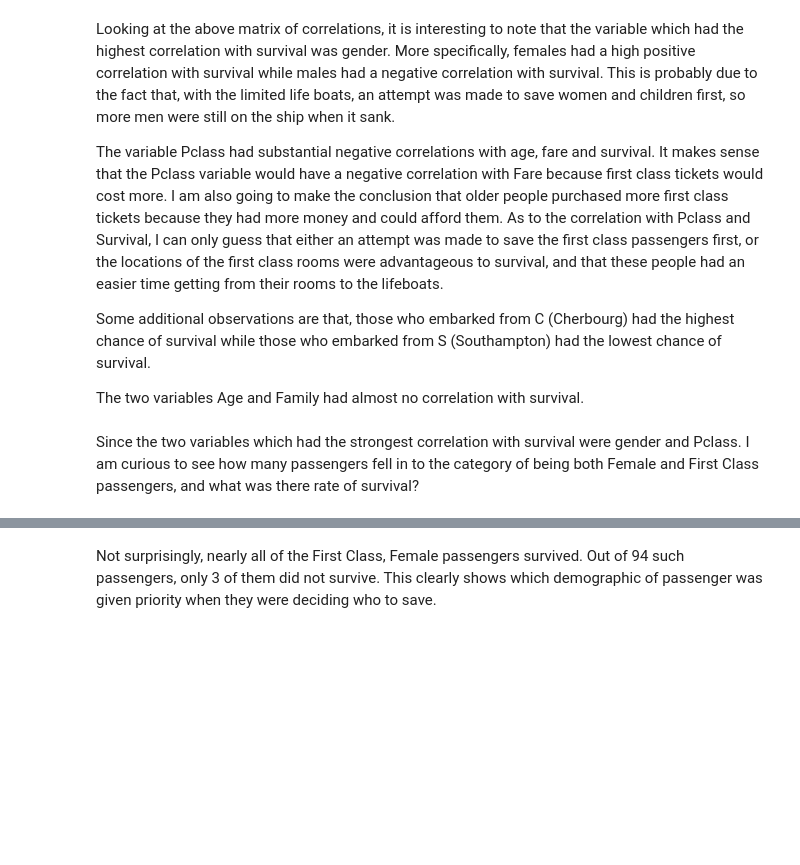
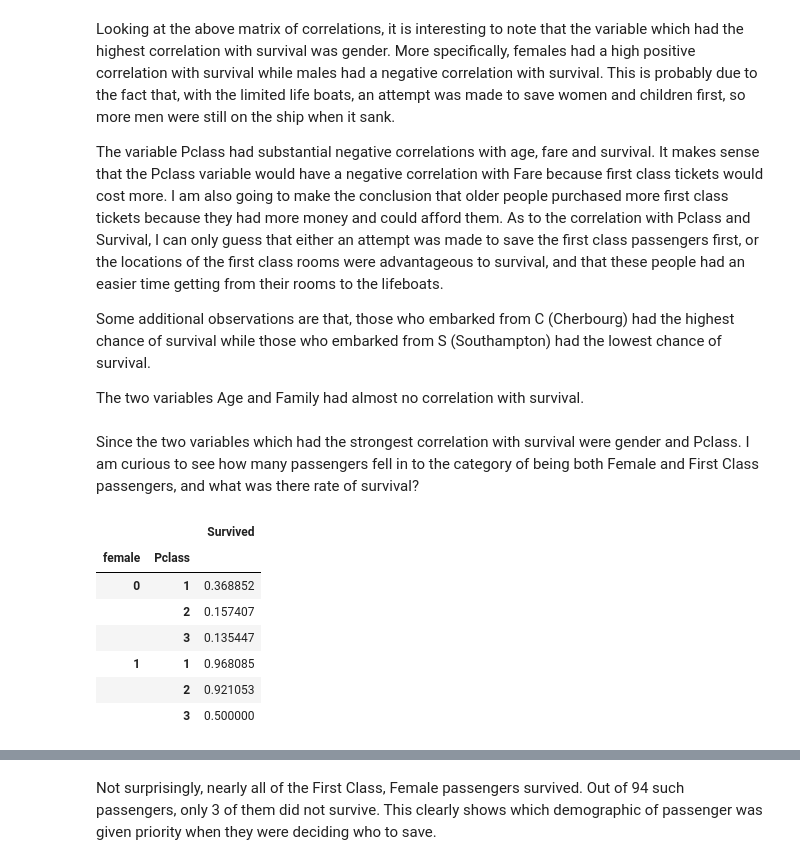
Before and after one commit to JustinHeaton/Titanic-Exploration, a Jupyter notebook: Titanic.ipynb, the cells around one changed output, grey strips where cells are left out. Saved outputs shown, nothing was run; the diff lists cells and outputs as text; code cells hidden in the pictures; blank space fills up the shorter version.

Commit message:
added one more table

```diff
--- a/Titanic.ipynb
+++ b/Titanic.ipynb
@@ -344,6 +344,17 @@ Some additional observations are that, those who embarked from C (Cherbourg) had
 The two variables Age and Family had almost no correlation with survival.
 # %% [markdown]
 Since the two variables which had the strongest correlation with survival were gender and Pclass. I am curious to see how many passengers fell in to the category of being both Female and First Class passengers, and what was there rate of survival?
+# %%
+data.groupby(['female','Pclass'])[['Survived']].mean()
+# %% [output]
+|  |  | Survived |
+| female | Pclass |  |
+| 0 | 1 | 0.368852 |
+|  | 2 | 0.157407 |
+|  | 3 | 0.135447 |
+| 1 | 1 | 0.968085 |
+|  | 2 | 0.921053 |
+|  | 3 | 0.500000 |
 # %%
 print "The number of First Class, Female Passengers who survived was {}.".format(
     len(data[data['female']==1][data['Pclass']==1][data['Survived']==1]))
```
Also changed, not shown: parts of 5 cells of this notebook.
